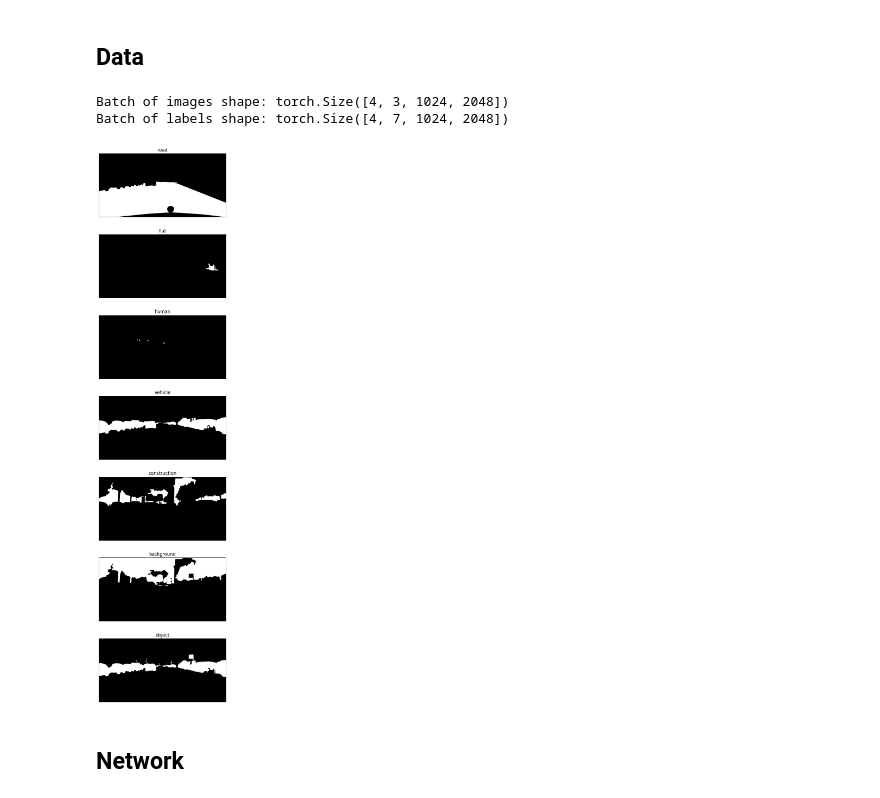
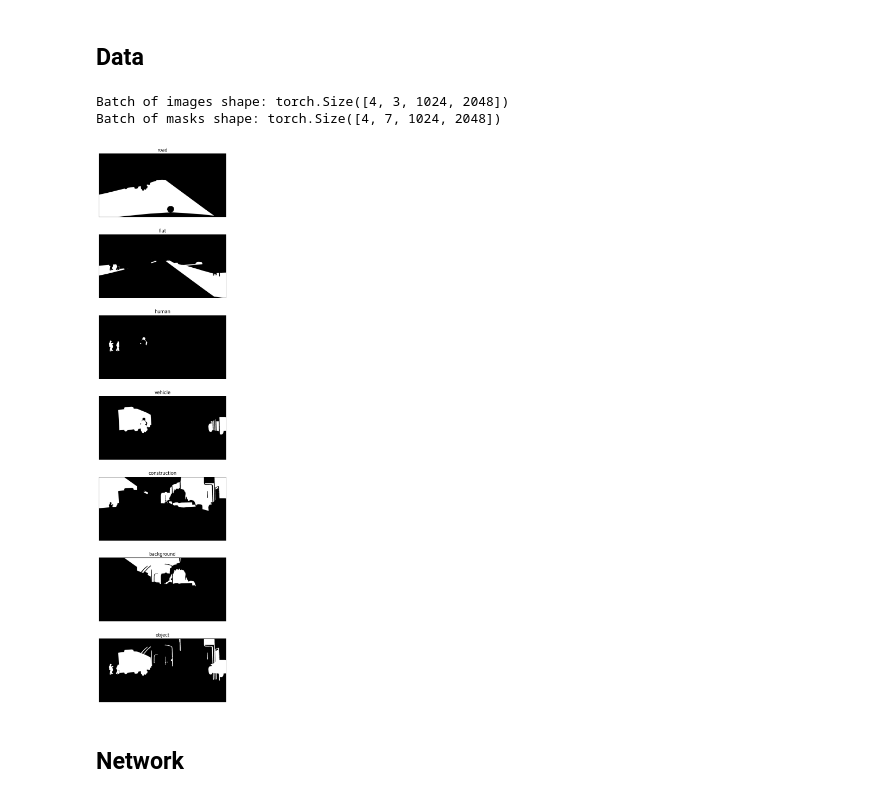
Before and after one commit to DaniPet02/CV-hw, a Jupyter notebook: src/model.ipynb, the cells around one changed output. Cells and saved outputs as stored; diff of their text form; code cells hidden in the pictures.

Commit message:
Added the network code and fixed the dataset classes

```diff
--- a/src/model.ipynb
+++ b/src/model.ipynb
@@ -292,22 +373,26 @@ class CityscapesDataset(Dataset):
+# %%
+# Set the relative path for the dataset
+
+relative_path = '../../'
 # %%
-train_set = CityscapesDataset('cityscapes_f/img/train', 'cityscapes_f/label/train')
-val_set = CityscapesDataset('cityscapes_f/img/val', 'cityscapes_f/label/val')
-test_set = CityscapesDataset('cityscapes_f/img/test', 'cityscapes_f/label/test')
+train_set = CityscapesTrainEvalDataset(relative_path + 'cityscapes_f/img/train', relative_path + 'cityscapes_f/mask/train')
+val_set = CityscapesTrainEvalDataset(relative_path + 'cityscapes_f/img/val', relative_path + 'cityscapes_f/mask/val')
+test_set = CityscapesTestDataset(relative_path + 'cityscapes_f/img/test')
 
-train_loader = DataLoader(train_set, batch_size=4, shuffle=True)
+train_loader = DataLoader(train_set, batch_size=4, shuffle=False)
 val_loader = DataLoader(val_set, batch_size=4, shuffle=False)
 test_loader = DataLoader(test_set, batch_size=4, shuffle=False)
 
-for imgs, labels in train_loader:
+for imgs, masks in train_loader:
     print("Batch of images shape:", imgs.shape)  # Should be [B, 3, H, W]
-    print("Batch of labels shape:", labels.shape)  # Should be [B, 7, H, W]
+    print("Batch of masks shape:", masks.shape)  # Should be [B, 7, H, W]
     break  # Just to check the first batch
 # %% [output]
 Batch of images shape: torch.Size([4, 3, 1024, 2048])
-Batch of labels shape: torch.Size([4, 7, 1024, 2048])
+Batch of masks shape: torch.Size([4, 7, 1024, 2048])
 # %%
-visualize_one_hot_vertical(labels[1], class_names=class_names_7)
+visualize_one_hot_vertical(masks[1], class_names=class_names_7)
 # %% [output]
-[figure, old version]
+[figure, new version]
 # %% [markdown]
 ## Network
```
Also changed, not shown: parts of 15 cells of this notebook.
